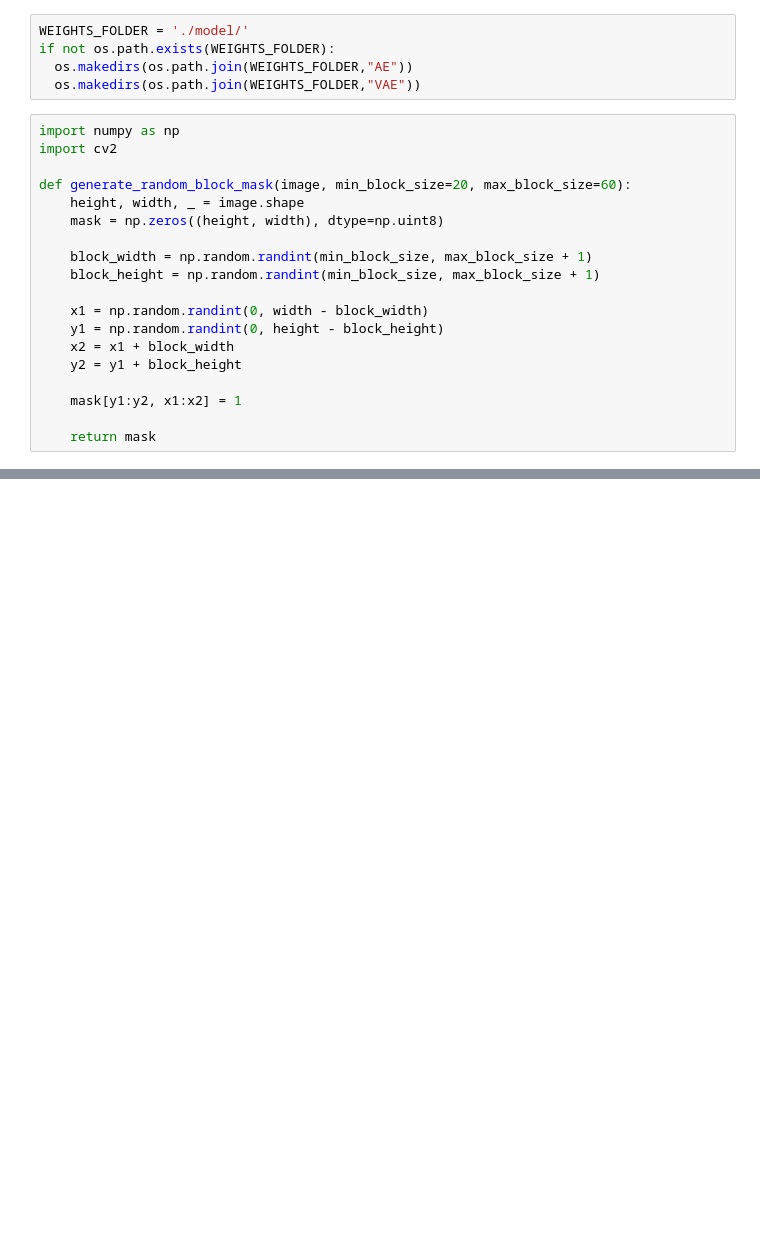
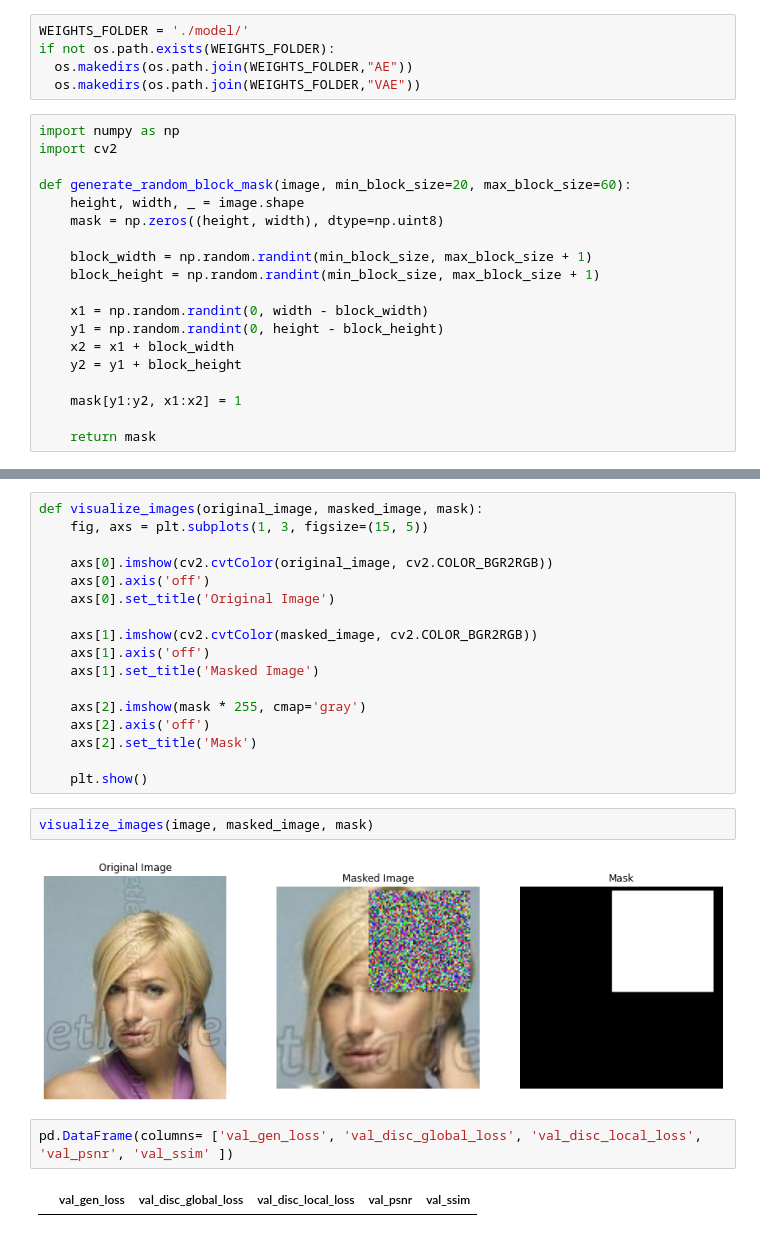
Before and after one commit to ksj3421/CS445-Object-Inpainting, a Jupyter notebook: prepare_dataset.ipynb, the cells around one changed output, grey strips where cells are left out. Saved outputs shown, nothing was run; the diff lists cells and outputs as text; blank space fills up the shorter version.

```diff
--- a/prepare_dataset.ipynb
+++ b/prepare_dataset.ipynb
@@ -117,0 +108,25 @@ for file_name in os.listdir(input_dir):
+# %%
+def visualize_images(original_image, masked_image, mask):
+    fig, axs = plt.subplots(1, 3, figsize=(15, 5))
+
+    axs[0].imshow(cv2.cvtColor(original_image, cv2.COLOR_BGR2RGB))
+    axs[0].axis('off')
+    axs[0].set_title('Original Image')
+
+    axs[1].imshow(cv2.cvtColor(masked_image, cv2.COLOR_BGR2RGB))
+    axs[1].axis('off')
+    axs[1].set_title('Masked Image')
+
+    axs[2].imshow(mask * 255, cmap='gray')
+    axs[2].axis('off')
+    axs[2].set_title('Mask')
+
+    plt.show()
+# %%
+visualize_images(image, masked_image, mask)
+# %% [output]
+[figure, added]
+# %%
+pd.DataFrame(columns= ['val_gen_loss', 'val_disc_global_loss', 'val_disc_local_loss', 'val_psnr', 'val_ssim' ])
+# %% [output]
+|  | val_gen_loss | val_disc_global_loss | val_disc_local_loss | val_psnr | val_ssim |
```
Also changed, not shown: parts of 5 cells of this notebook, 1 other file.
